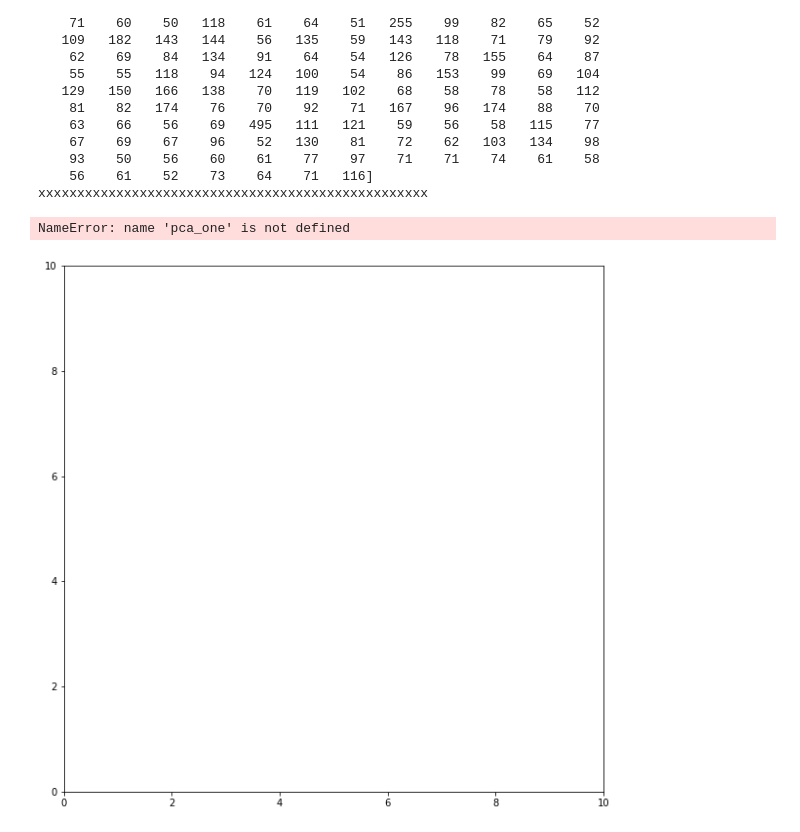
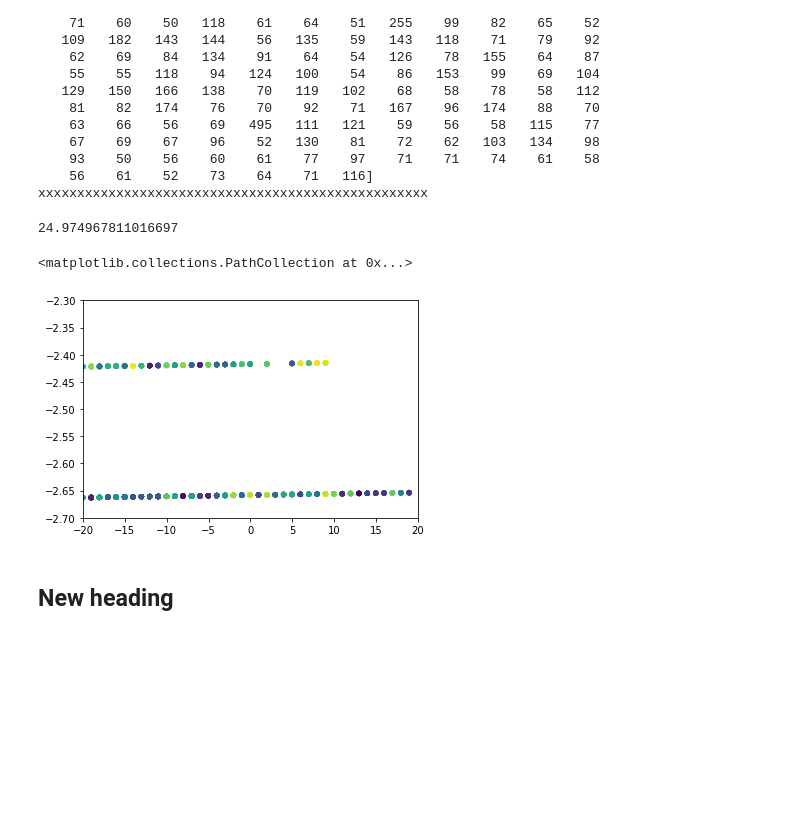
Before and after one commit to j-max/best_coffeeshop_recommender, a Jupyter notebook: models/DBSCAN/dbscan.ipynb, the cells around one changed output. Cells and saved outputs as stored; diff of their text form; code cells hidden in the pictures; blank space fills up the shorter version.

Commit message:
good plot iteration for dbscan

```diff
--- a/models/DBSCAN/dbscan.ipynb
+++ b/models/DBSCAN/dbscan.ipynb
@@ -55,3 +20,0 @@ array([-1,  0,  1,  2,  3,  4,  5,  6,  7,  8,  9, 10, 11, 12, 13, 14, 15,
-# %%
-labels_, counts = np.unique(labels, return_counts=True)
-counts
@@ -167,3 +97,4 @@ with open('data/db_point3_11.p','wb') as write_file:
 X = df.drop(columns=['CENSUS BLOCK', 'closest_el',
                      'daily_rides_closest_el', 'best_shops_under_001',
                      'block_lat', 'block_lon'])
+X = StandardScaler().fit_transform(X)
@@ -190 +109,6 @@ db = db_scan_search(.3,11)
 xxxxxxxxxxxxxxxxxxxxxxxxxxxxxxxxxxxxxxxxxxxxxxxxxx
+# %%
+pca = PCA(n_components = 2)
+pca_result = pca.fit_transform(X)
+pca_one = pca_result[:,0]
+pca_two = pca_result[:,1]
@@ -234,14 +268,25 @@ df_db_1eps_50min['db_labels']=db_1_50.labels_
+# %%
+pca_df=pd.DataFrame(pca_result)
+pca_df['db_labs']=db_1_50.labels_
+no_noise_pca = pca_df[pca_df.db_labs!=-1]
+
+pca_one = no_noise_pca[0]
+pca_two = no_noise_pca[1]
+pca_labels = no_noise_pca.db_labs
+pca_one.max()
+# %% [output]
+24.974967811016697
 # %%
 df_db_1eps_50min.to_csv('data/db_df_1eps_50min.csv')
 # %%
 labels = db_1_50.labels_
 labels_, counts = np.unique(labels, return_counts=True)
 labels_
-plt.figure(figsize=[10,10])
-# legend = np.linspace(-1,len())
-plt.xlim(0,10)
-plt.ylim(0,10)
-plt.scatter(pca_one, pca_two, c=db_1_50.labels_, s=5)
+plt.xlim(-20,20)
+plt.ylim(-2.7,-2.3)
+plt.scatter(pca_one, pca_two, c=pca_labels, s=20, alpha=.1)
 # %% [output]
-NameError: name 'pca_one' is not defined
+<matplotlib.collections.PathCollection at 0x...>
-[figure, old version]
+[figure, new version]
+# %% [markdown]
+## New heading
```
Also changed, not shown: parts of 28 cells of this notebook.
